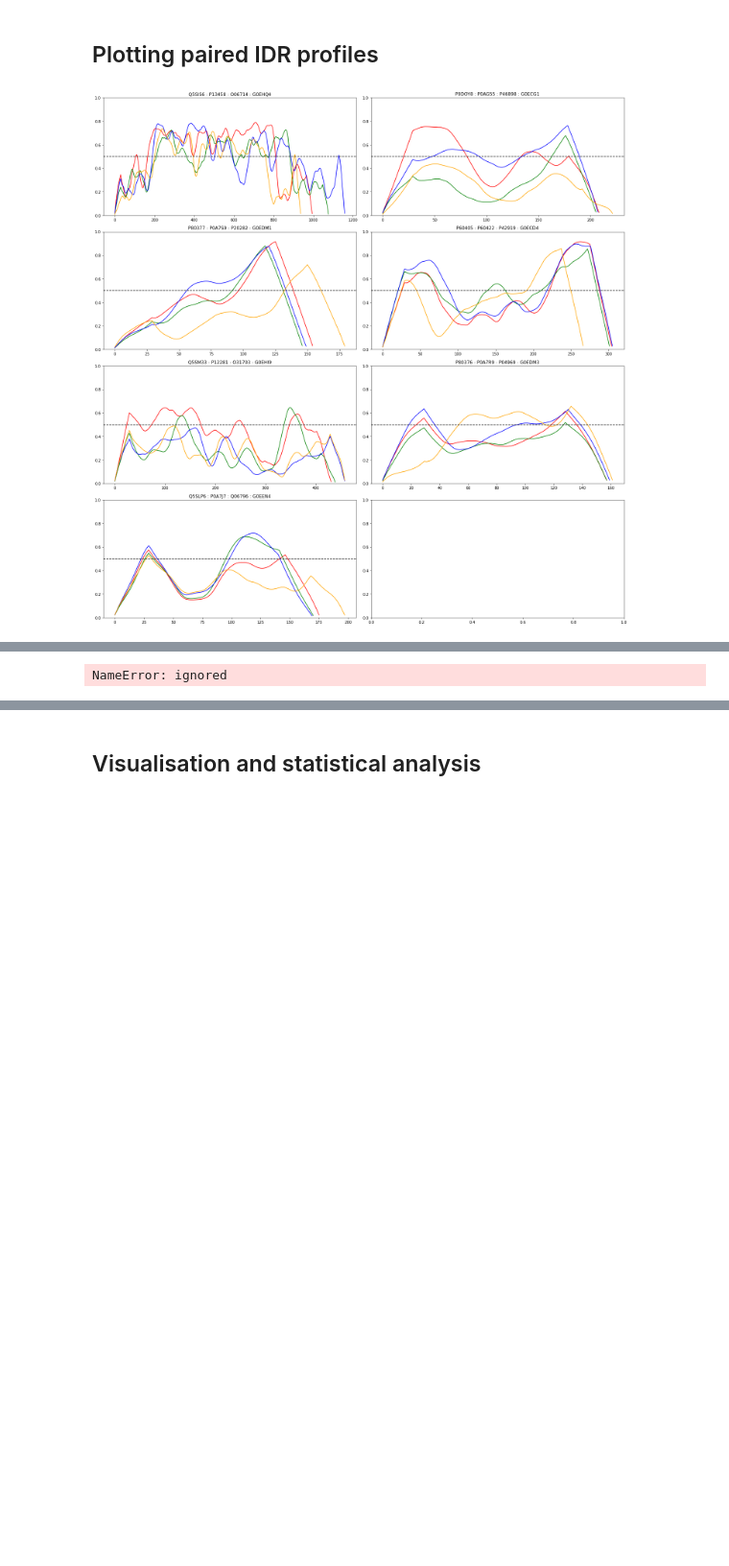
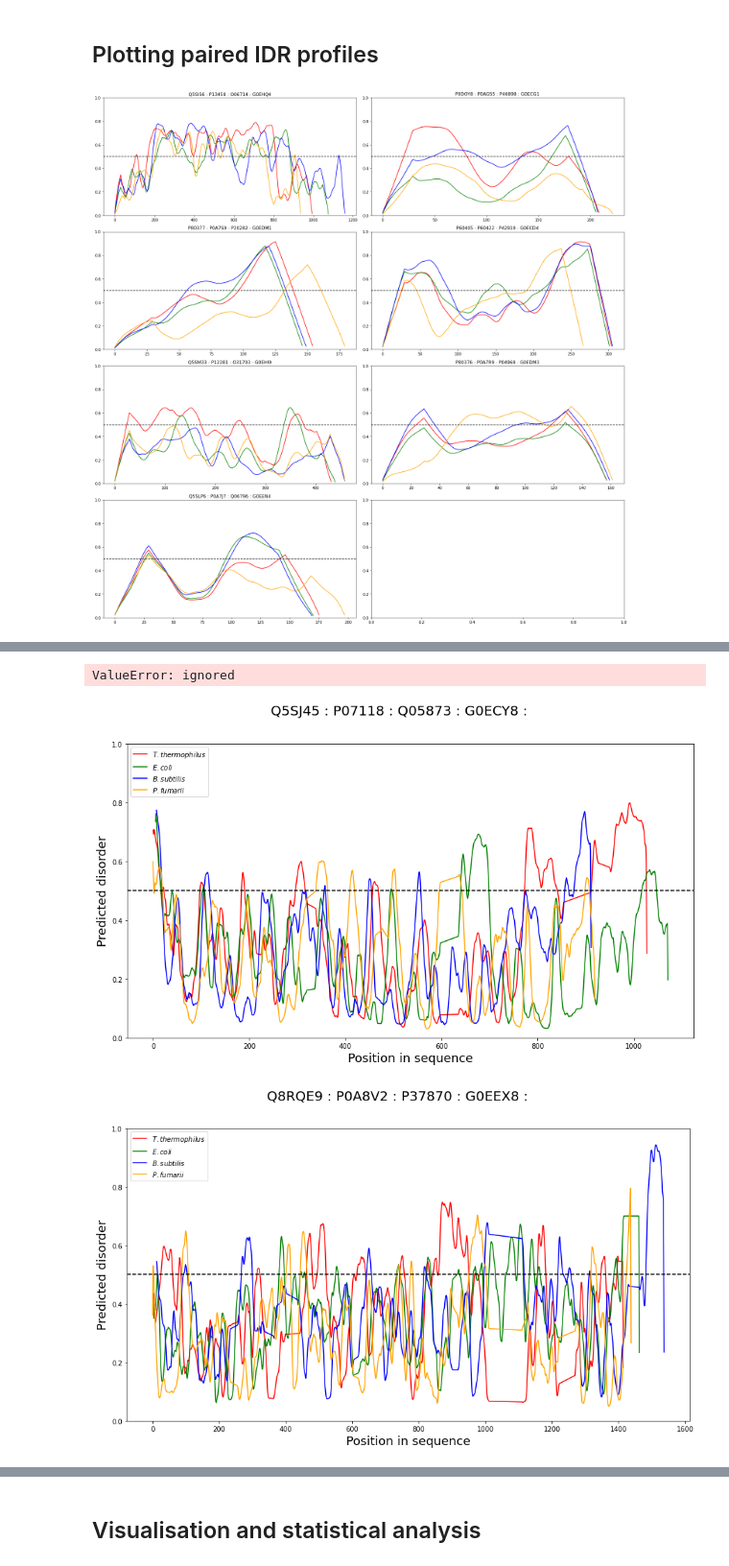
Before and after one commit to alibekk93/IDP_analysis, a Jupyter notebook: IDP_analysis.ipynb, the cells around one changed output, grey strips where cells are left out. Shown at 96% size. Drawn from its saved outputs; the diff is of its cells as text; code cells hidden in the pictures; blank space fills up the shorter version.

```diff
--- a/IDP_analysis.ipynb
+++ b/IDP_analysis.ipynb
@@ -409,16 +409,16 @@ def align_seqs(seqs: list, ids: list, gap_ins_pen: float=-1.0,
   # align using muscle
   cline = MuscleCommandline(input='unaligned.fas', out='aligned.fas',
                             gapextend=gap_ext_pen, gapopen=gap_ins_pen,
-                            seqtype='protein')
+                            seqtype='protein', )
   cline()
   # read the output file
   align = AlignIO.read('aligned.fas', 'fasta')
   return align
 # %%
 def plot_IDR_profile(disorder_values: list, seqs: list, labels: list,
-                     names: list=None, mav: int=1, scale_mav=False,
-                     gap_ins_pen: float=-1, gap_ext_pen: float=-0.5,
-                     savefig=False):
+                     colors: list, names: list=None, mav: int=1,
+                     scale_mav=False, gap_ins_pen: float=-1.0,
+                     gap_ext_pen: float=-0.5, savefig=False):
   """Plots an aligned IDR profile for proteins given
   their disorders and sequences lists
 
@@ -459,16 +459,14 @@ def plot_IDR_profile(disorder_values: list, seqs: list, labels: list,
 
   # make the alignment
   aligned_disorders = []
-  alignment = align_seqs(seqs, names)
+  alignment = align_seqs(seqs, labels, gap_ins_pen=gap_ins_pen, gap_ext_pen=gap_ext_pen)
   for a, d in zip(alignment, disorder_values):
     seq_disorder_full = [*d]
     for i, residue in enumerate(a.seq):
       if residue == '-':
-        try:
-          seq_disorder_full.insert(i, seq_disorder_full[i-1])
-        except: seq_disorder_full.insert(i, np.nan)
+        seq_disorder_full.insert(i, np.nan)
+    seq_disorder_full = pd.Series(seq_disorder_full).interpolate().tolist()
     aligned_disorders.append(seq_disorder_full)
-
   # plot values
   fig, ax = plt.subplots(figsize=(15, 8))
   # check for title
@@ -477,7 +475,7 @@ def plot_IDR_profile(disorder_values: list, seqs: list, labels: list,
     fig.suptitle(title, fontsize=20)
   # Scale mav if needed
   if scale_mav == True:
-    mav = int(np.round(mav * len(seq1_disorder_full) / 500))
+    mav = int(np.round(mav * len(aligned_disorders[0]) / 500))
   # plot
   ax.set_ylim(0, 1)
   ax.set_xlabel('Position in sequence', fontsize=18)
@@ -485,7 +483,10 @@ def plot_IDR_profile(disorder_values: list, seqs: list, labels: list,
   ys = [np.convolve(ad, np.ones(mav)/mav) for ad in aligned_disorders]
   x = np.arange(0, len(ys[0]))
   for i, y in enumerate(ys):
-    ax.plot(y, c=c, label='$\\it{}$'.format(labels[i]))
+    # cut extra mav values
+    cut = int(mav / 2)
+    # plot the values
+    ax.plot(y[cut:len(y)-cut+1], c=colors[i], label='$\\it{}$'.format(labels[i]))
   # ax.fill_between(x, y1, y2, where = y1 > y2, facecolor ='red', alpha = 0.3)
   # ax.fill_between(x, y1, y2, where = y2 > y1, facecolor ='green', alpha = 0.3)
   ax.legend(loc='upper left')
@@ -1215,19 +1217,24 @@ IDP_pairs.query("TT_disorder_binary_mean>=0.5 or EC_disorder_binary_mean>=0.5 or
 # %%
-for n in tqdm(IDP_pairs.query('TT_longest_IDR>=50 & EC_longest_IDR>=50 & BS_longest_IDR>=50')[['TT_ID', 'EC_ID', 'BS_ID']].values):
+for n in tqdm(IDP_pairs.query('TT_longest_IDR>=50 or EC_longest_IDR>=50 or BS_longest_IDR>=50 or PF_longest_IDR>=50')[['TT_ID', 'EC_ID', 'BS_ID', 'PF_ID']].values):
   names = [*n]
 
-  fig_name = names[0] + ' - ' + names[1] + ' - ' + names[2] + '.png'
+  fig_name = ''.join([n + '-' for n in names])[:-1] + '.svg'
 
-  labels = ['T. thermophilus', 'E. coli', 'B. subtilis']
+  labels = ['T. thermophilus', 'E. coli', 'B. subtilis', 'P. fumarii']
 
   disorder_values = [IDP_pairs.query('TT_ID=="{}"'.format(names[0])).TT_disorder_combined.iloc[0],
                     IDP_pairs.query('EC_ID=="{}"'.format(names[1])).EC_disorder_combined.iloc[0],
-                    IDP_pairs.query('BS_ID=="{}"'.format(names[2])).BS_disorder_combined.iloc[0]]
+                    IDP_pairs.query('BS_ID=="{}"'.format(names[2])).BS_disorder_combined.iloc[0],
+                    IDP_pairs.query('PF_ID=="{}"'.format(names[3])).PF_disorder_combined.iloc[0]]
   seqs = [IDP_pairs.query('TT_ID=="{}"'.format(names[0])).TT_Sequence.iloc[0],
           IDP_pairs.query('EC_ID=="{}"'.format(names[1])).EC_Sequence.iloc[0],
-          IDP_pairs.query('BS_ID=="{}"'.format(names[2])).BS_Sequence.iloc[0]]
+          IDP_pairs.query('BS_ID=="{}"'.format(names[2])).BS_Sequence.iloc[0],
+          IDP_pairs.query('PF_ID=="{}"'.format(names[3])).PF_Sequence.iloc[0]]
+  colors = ['red', 'green', 'blue', 'orange']
 
-  plot_IDR_profile(disorder_values=disorder_values, labels=labels, names=names, mav=50, scale_mav=True,
-                  align=True, seqs=seqs, gap_ins_pen=-1, gap_ext_pen=-0.5, savefig=False)
+  plot_IDR_profile(disorder_values=disorder_values, seqs=seqs, labels=labels, colors=colors, names=names, mav=1, scale_mav=True,
+                   gap_ins_pen=-5.0, gap_ext_pen=-0.5, savefig=False)
 # %% [output]
-NameError: ignored
+ValueError: ignored
+[figure, added]
+[figure, added]
```
Also changed, not shown: parts of 3 cells of this notebook.
